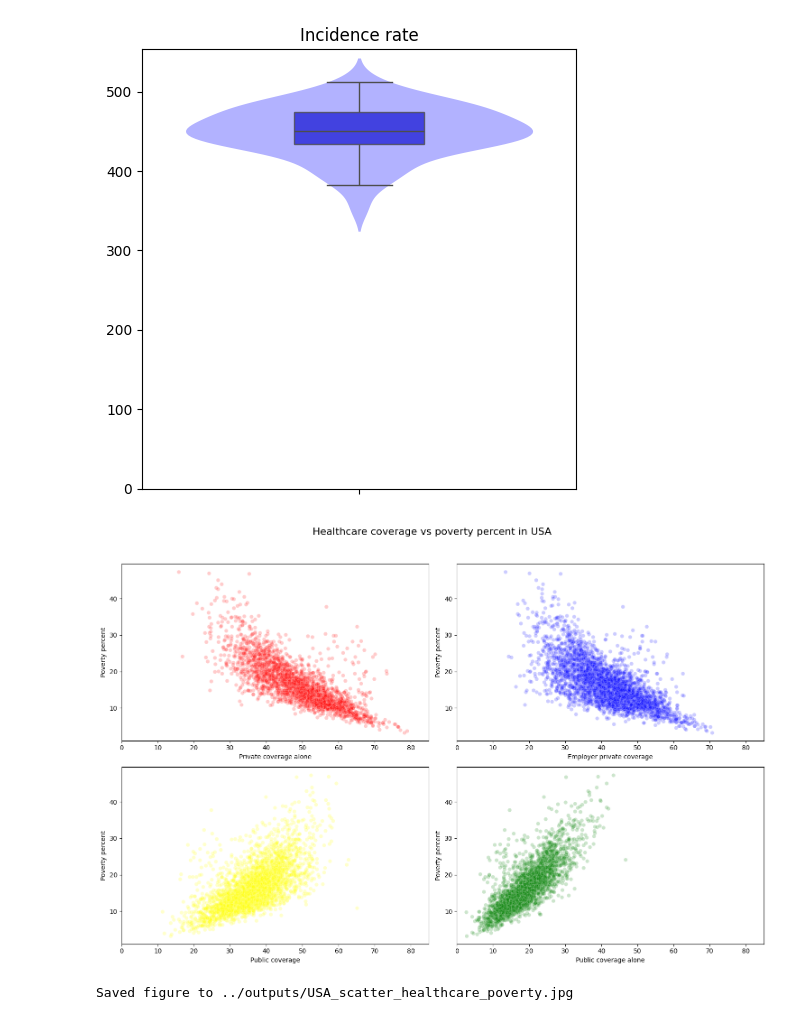
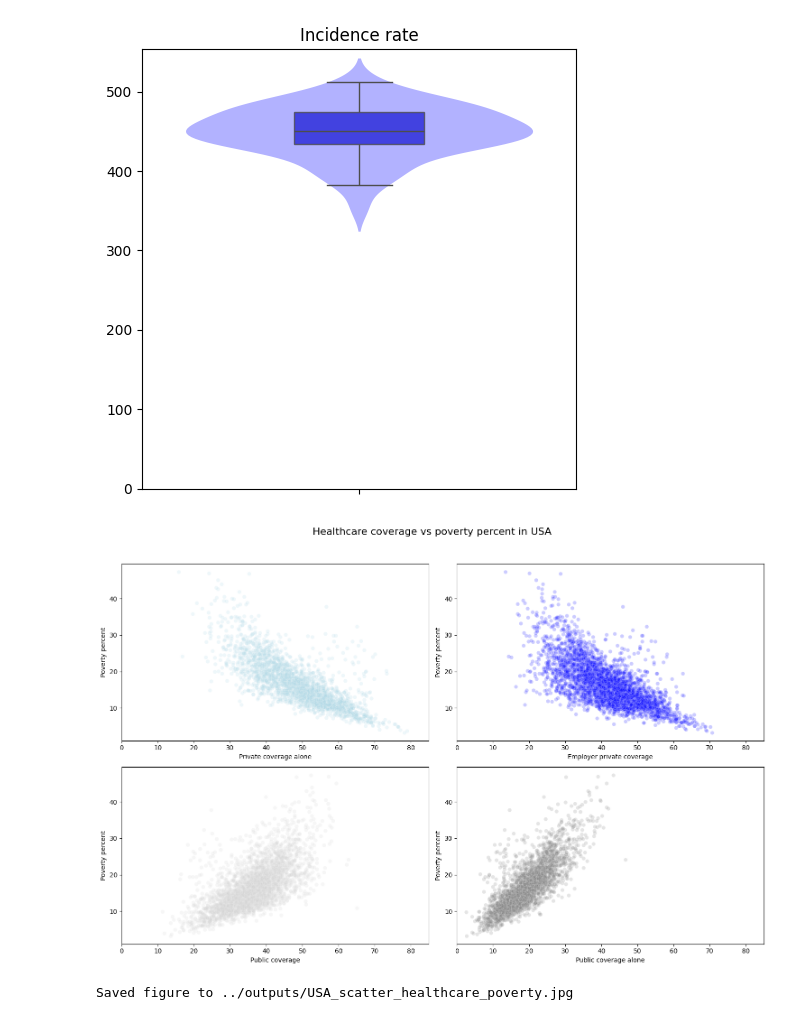
Before and after one commit to andreeriga/Scientific-Visualization-Magistrale, a Jupyter notebook: notebooks/USA_graphs.ipynb, the cells around one changed output. Saved outputs shown, nothing was run; the diff lists cells and outputs as text; code cells hidden in the pictures.

Commit message:
Images generation

```diff
--- a/notebooks/USA_graphs.ipynb
+++ b/notebooks/USA_graphs.ipynb
@@ -94,33 +95,34 @@ df = pd.read_csv("../data/where/USA.csv")[[
 
 columns = ["pctprivatecoveragealone", "pctempprivcoverage",
            "pctpubliccoverage", "pctpubliccoveragealone"]
 
-colors = ['red', 'blue', 'yellow', 'green']
+colors = ['lightblue', 'blue', 'lightgrey', 'grey']
 
 col_titles = [
     'Private coverage alone',
     'Employer private coverage',
     'Public coverage',
     'Public coverage alone'
 ]
 
 fig, axes = plt.subplots(2, 2, figsize=(15, 10))
 axes = axes.ravel()
 
 # TITOLO GENERALE DI TUTTI I GRAFICI
 fig.suptitle('Healthcare coverage vs poverty percent in USA', fontsize=16)
 
 for ax, col, color in zip(axes, columns, colors):
     sns.scatterplot(data=df, x=col, y='povertypercent',
                     color=color, alpha=0.2, ax=ax)
     ax.set_xlabel(col_titles[columns.index(col)])
     ax.set_ylabel('Poverty percent')
     ax.set_xlim(0, 85)
 
 plt.tight_layout(rect=[0, 0, 1, 0.95])  # lascia spazio al titolo
+plt.savefig(f"../outputs/USA/USA_{col}_scatter_LBuBuGyBr.png", dpi=300, bbox_inches='tight')
 plt.show()
 
 savefile("USA_scatter_healthcare_poverty", fig)
 # %% [output]
-[figure, old version]
+[figure, new version]
 Saved figure to ../outputs/USA_scatter_healthcare_poverty.jpg
```
Also changed, not shown: parts of 1 cell of this notebook, 25 other files.
